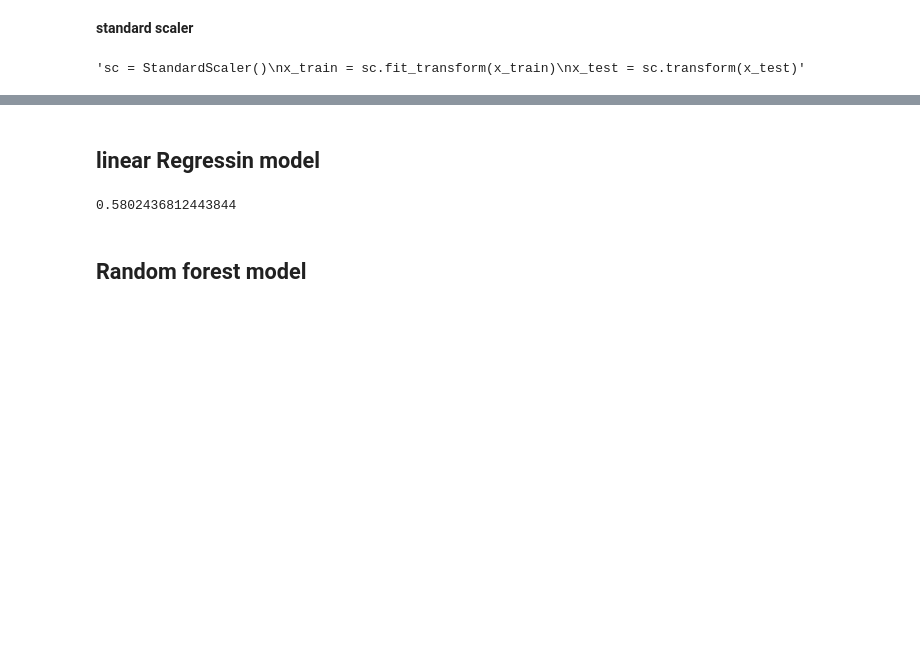
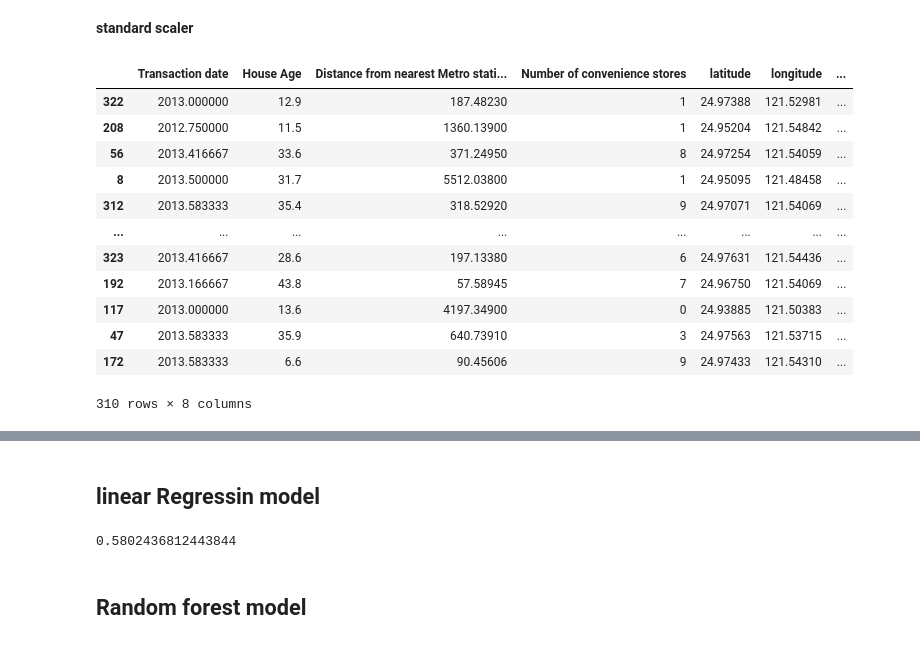
Before and after one commit to PradeepKumar00786/house_price_predictor, a Jupyter notebook: house_price_pridiction_project_code.ipynb, the cells around one changed output, grey strips where cells are left out. Cells and saved outputs as stored; diff of their text form; code cells hidden in the pictures; blank space fills up the shorter version.

```diff
--- a/house_price_pridiction_project_code.ipynb
+++ b/house_price_pridiction_project_code.ipynb
@@ -214,5 +214,5 @@ dtype: float64
 # %% [markdown]
 **train test split**
 # %%
-x = df.iloc[:,:-1].to_numpy()
-y = df.iloc[:,-1].to_numpy()
+x = df.iloc[:,:-1]
+y = df.iloc[:,-1]
@@ -222,10 +246,24 @@ from sklearn.model_selection import train_test_split
 x_train, x_test, y_train, y_test = train_test_split(x,y, test_size=0.25, random_state=0)
 # %% [markdown]
 **standard scaler**
+# %%
+x_train
+# %% [output]
+|  | Transaction date | House Age | Distance from nearest Metro stati... | Number of convenience stores | latitude | longitude | ... |
+| 322 | 2013.000000 | 12.9 | 187.48230 | 1 | 24.97388 | 121.52981 | ... |
+| 208 | 2012.750000 | 11.5 | 1360.13900 | 1 | 24.95204 | 121.54842 | ... |
+| 56 | 2013.416667 | 33.6 | 371.24950 | 8 | 24.97254 | 121.54059 | ... |
+| 8 | 2013.500000 | 31.7 | 5512.03800 | 1 | 24.95095 | 121.48458 | ... |
+| 312 | 2013.583333 | 35.4 | 318.52920 | 9 | 24.97071 | 121.54069 | ... |
+| ... | ... | ... | ... | ... | ... | ... | ... |
+| 323 | 2013.416667 | 28.6 | 197.13380 | 6 | 24.97631 | 121.54436 | ... |
+| 192 | 2013.166667 | 43.8 | 57.58945 | 7 | 24.96750 | 121.54069 | ... |
+| 117 | 2013.000000 | 13.6 | 4197.34900 | 0 | 24.93885 | 121.50383 | ... |
+| 47 | 2013.583333 | 35.9 | 640.73910 | 3 | 24.97563 | 121.53715 | ... |
+| 172 | 2013.583333 | 6.6 | 90.45606 | 9 | 24.97433 | 121.54310 | ... |
+310 rows × 8 columns
 # %%
 from sklearn.preprocessing import StandardScaler
-'''sc = StandardScaler()
-x_train = sc.fit_transform(x_train)
-x_test = sc.transform(x_test)'''
+scalar = StandardScaler()
+x_train = scalar.fit_transform(x_train)
+x_test = scalar.transform(x_test)
-# %% [output]
-'sc = StandardScaler()\nx_train = sc.fit_transform(x_train)\nx_test = sc.transform(x_test)'
```
Also changed, not shown: parts of 18 cells of this notebook, 3 other files.
